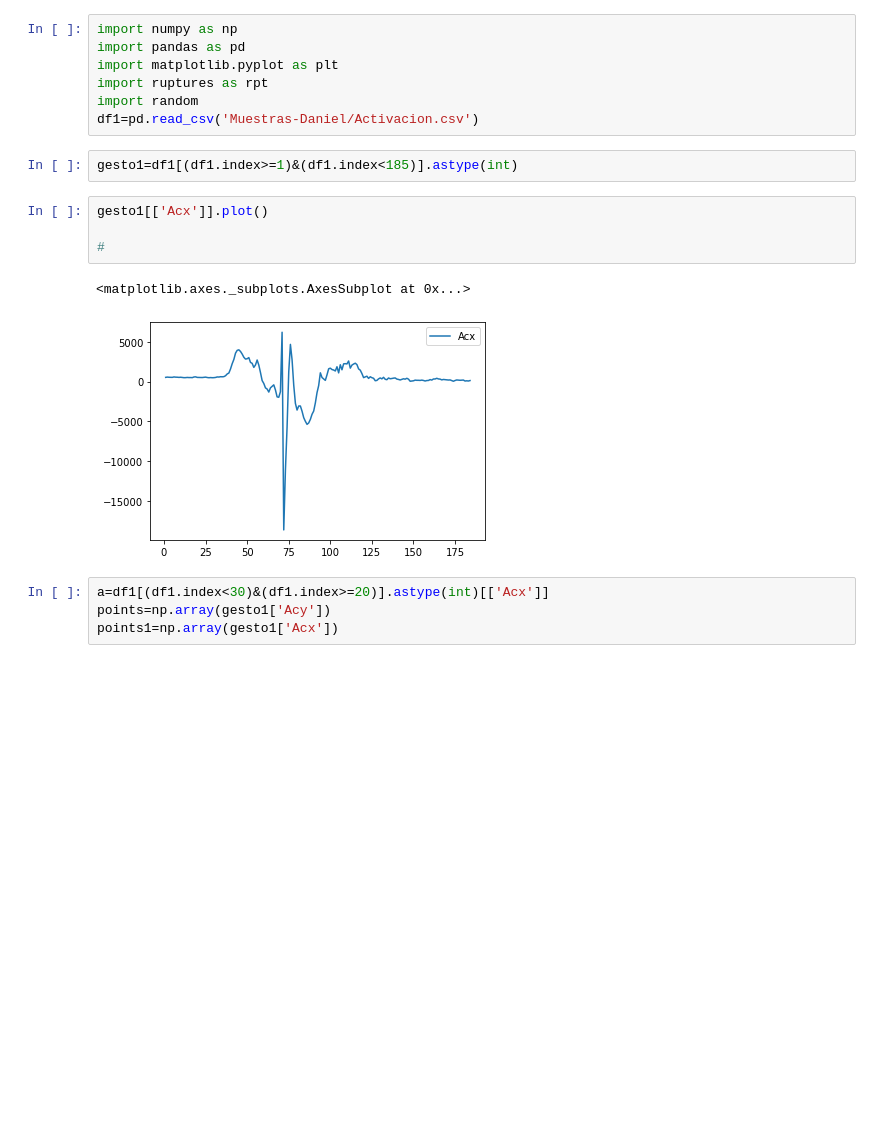
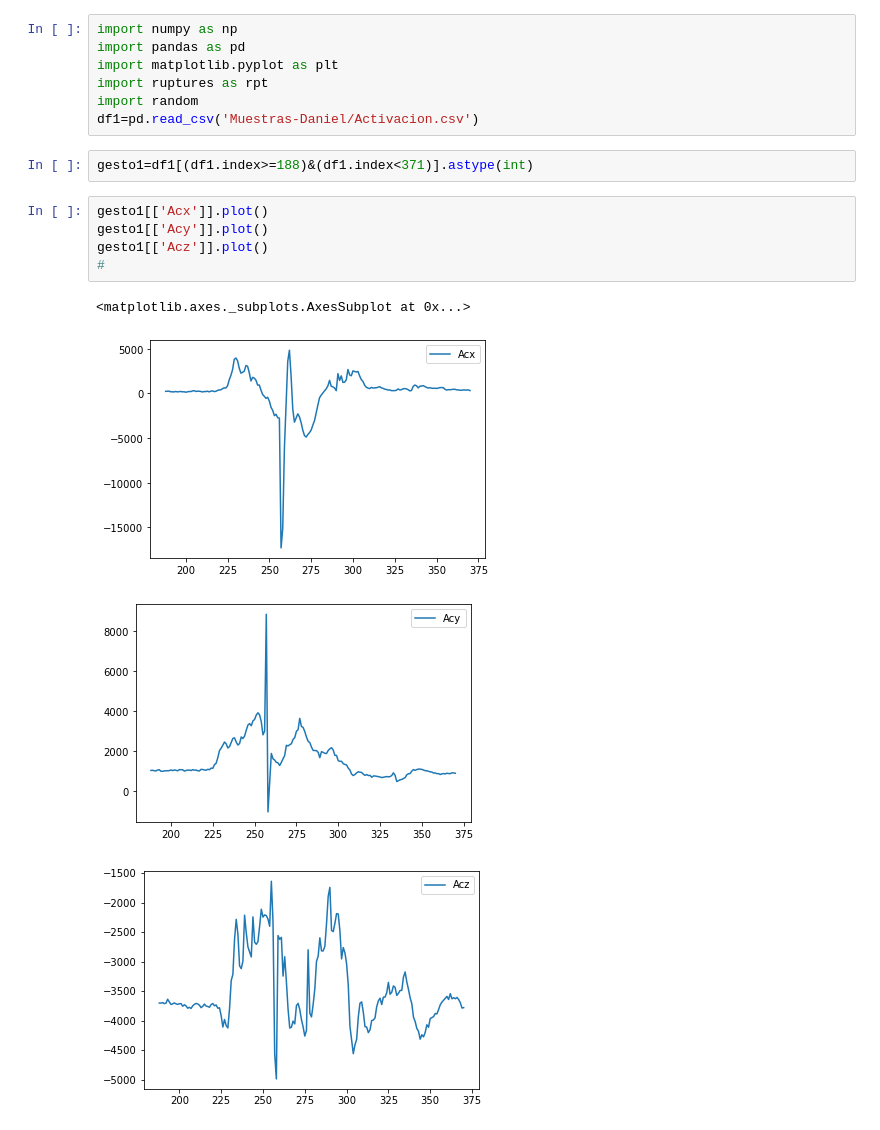
Before and after one commit to Dfriveraa/PI-GetData, a Jupyter notebook: Muestras/Filtro.ipynb, the cells around one changed output. Cells and saved outputs as stored; diff of their text form; blank space fills up the shorter version.

```diff
--- a/Muestras/Filtro.ipynb
+++ b/Muestras/Filtro.ipynb
@@ -6,15 +6,14 @@ import ruptures as rpt
 import random
 df1=pd.read_csv('Muestras-Daniel/Activacion.csv')
 # %%
-gesto1=df1[(df1.index>=1)&(df1.index<185)].astype(int)
+gesto1=df1[(df1.index>=188)&(df1.index<371)].astype(int)
 # %%
 gesto1[['Acx']].plot()
-
+gesto1[['Acy']].plot()
+gesto1[['Acz']].plot()
 #
 # %% [output]
 <matplotlib.axes._subplots.AxesSubplot at 0x...>
-[figure, old version]
+[figure, new version]
+[figure, added]
+[figure, added]
-# %%
-a=df1[(df1.index<30)&(df1.index>=20)].astype(int)[['Acx']]
-points=np.array(gesto1['Acy'])
-points1=np.array(gesto1['Acx'])
```
Also changed, not shown: parts of 23 cells of this notebook, 3 other files.
